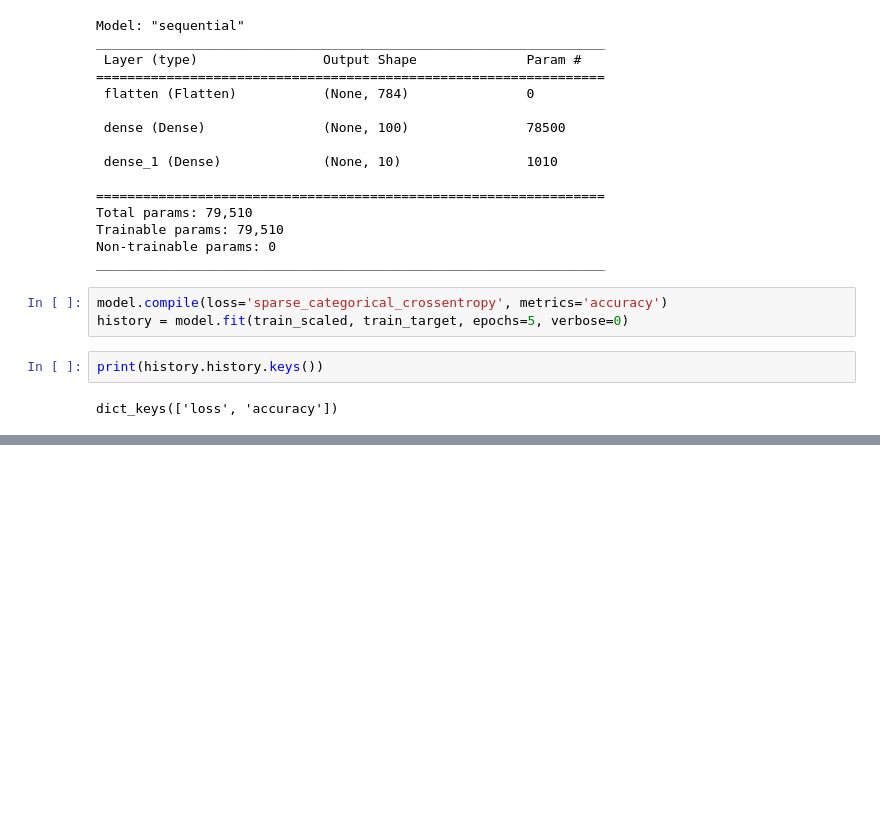
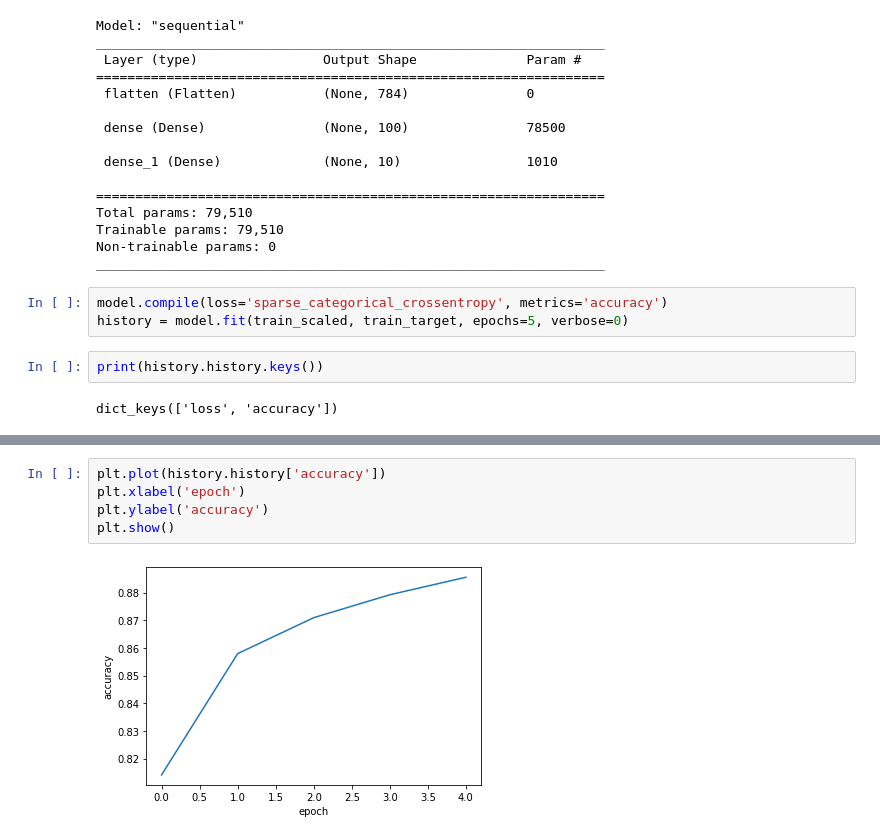
Before and after one commit to sunghyouk/study_room, a Jupyter notebook: self_ML_DL_study_text/ch7_3_DNN.ipynb, the cells around one changed output, grey strips where cells are left out. Cells and saved outputs as stored; diff of their text form; blank space fills up the shorter version.

```diff
--- a/self_ML_DL_study_text/ch7_3_DNN.ipynb
+++ b/self_ML_DL_study_text/ch7_3_DNN.ipynb
@@ -54,0 +69,7 @@ plt.show()
+# %%
+plt.plot(history.history['accuracy'])
+plt.xlabel('epoch')
+plt.ylabel('accuracy')
+plt.show()
+# %% [output]
+[figure, added]
```
Also changed, not shown: parts of 15 cells of this notebook.
